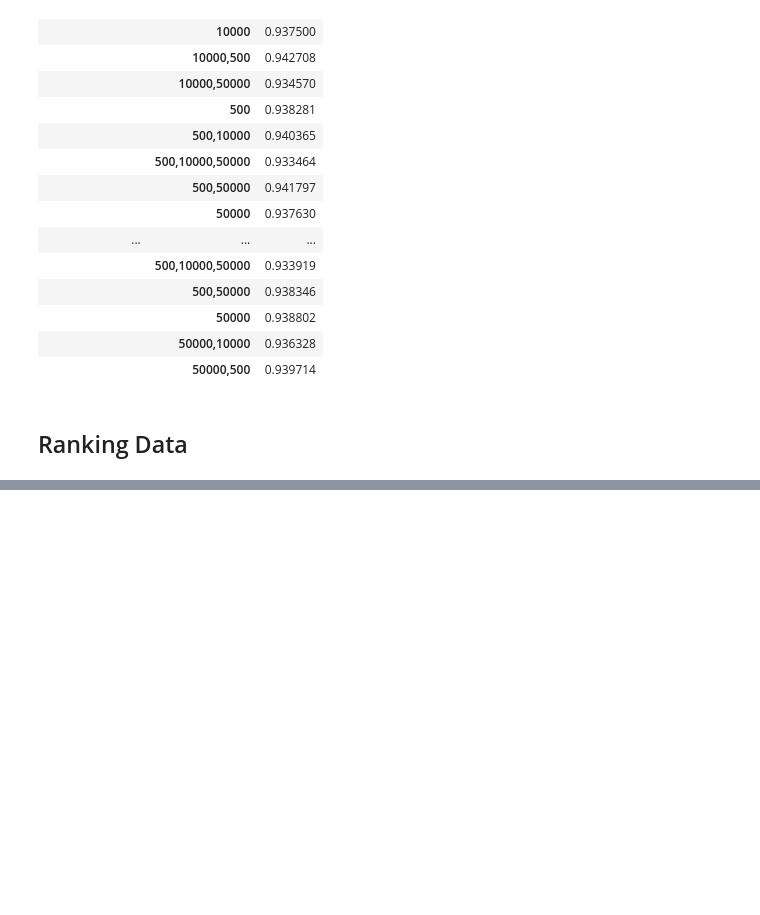
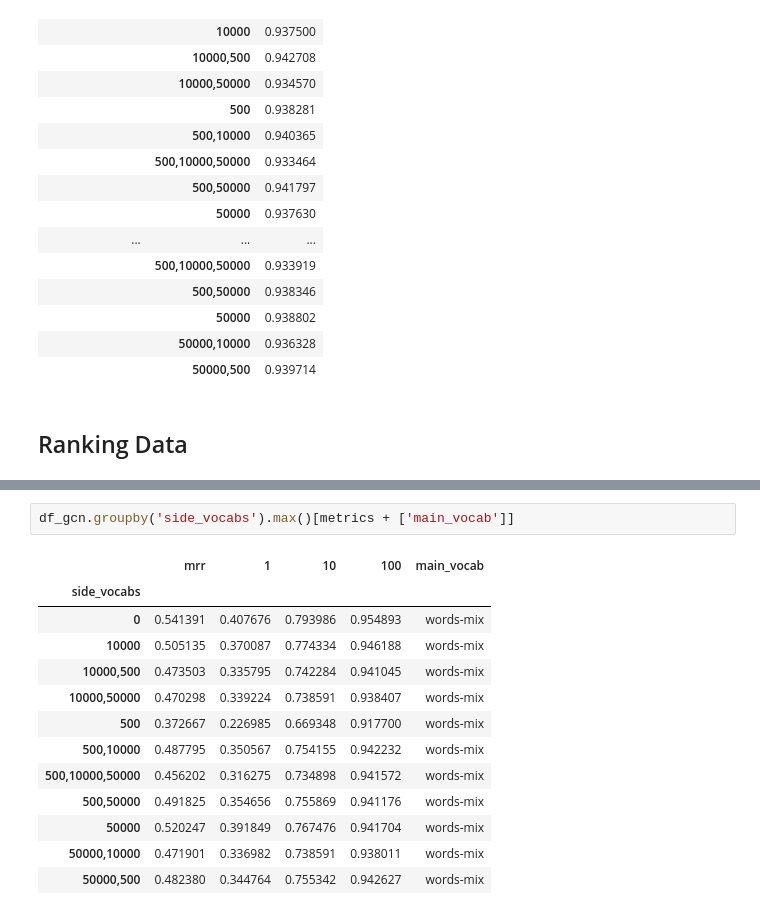
Before and after one commit to rohitg1594/GNN-Semantic-Similarity, a Jupyter notebook: nbooks/Grid Search Results.ipynb, the cells around one changed output, grey strips where cells are left out. Drawn from its saved outputs; the diff is of its cells as text; blank space fills up the shorter version.

```diff
--- a/nbooks/Grid Search Results.ipynb
+++ b/nbooks/Grid Search Results.ipynb
@@ -398 +467,17 @@ df.head()
+# %%
+df_gcn.groupby('side_vocabs').max()[metrics + ['main_vocab']]
+# %% [output]
+|  | mrr | 1 | 10 | 100 | main_vocab |
+| side_vocabs |  |  |  |  |  |
+| 0 | 0.541391 | 0.407676 | 0.793986 | 0.954893 | words-mix |
+| 10000 | 0.505135 | 0.370087 | 0.774334 | 0.946188 | words-mix |
+| 10000,500 | 0.473503 | 0.335795 | 0.742284 | 0.941045 | words-mix |
+| 10000,50000 | 0.470298 | 0.339224 | 0.738591 | 0.938407 | words-mix |
+| 500 | 0.372667 | 0.226985 | 0.669348 | 0.917700 | words-mix |
+| 500,10000 | 0.487795 | 0.350567 | 0.754155 | 0.942232 | words-mix |
+| 500,10000,50000 | 0.456202 | 0.316275 | 0.734898 | 0.941572 | words-mix |
+| 500,50000 | 0.491825 | 0.354656 | 0.755869 | 0.941176 | words-mix |
+| 50000 | 0.520247 | 0.391849 | 0.767476 | 0.941704 | words-mix |
+| 50000,10000 | 0.471901 | 0.336982 | 0.738591 | 0.938011 | words-mix |
+| 50000,500 | 0.482380 | 0.344764 | 0.755342 | 0.942627 | words-mix |
 # %%
```
Also changed, not shown: parts of 22 cells of this notebook, 8 other files.
